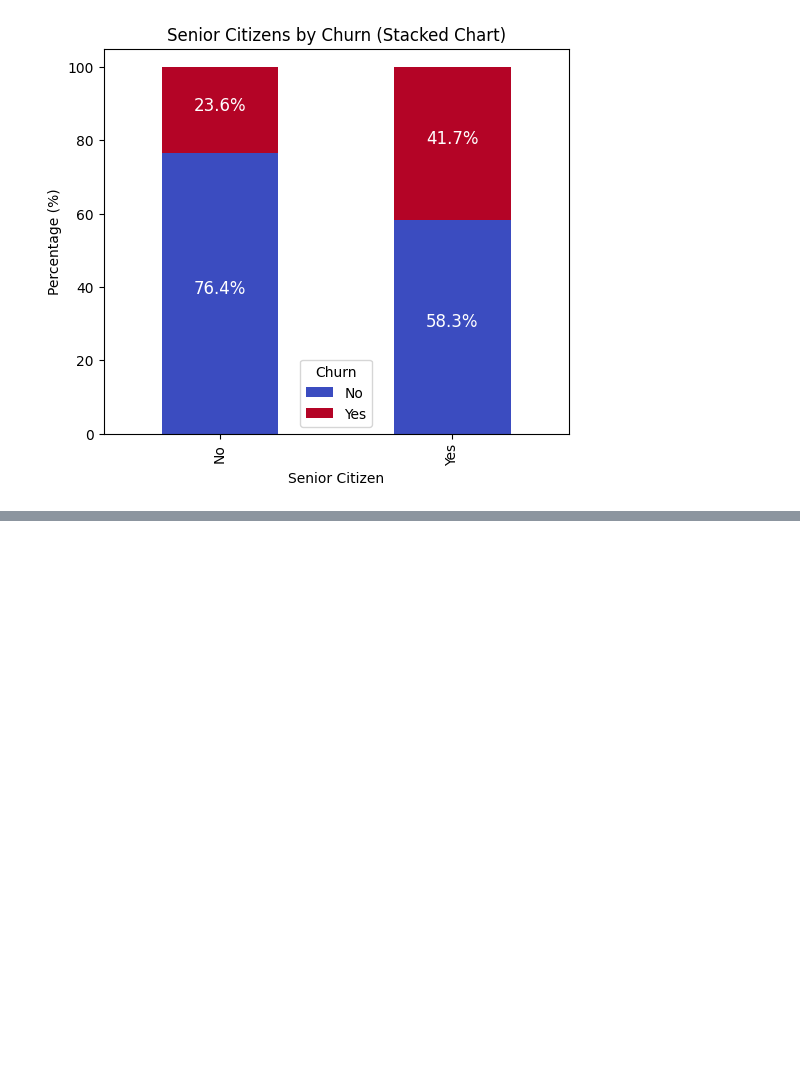
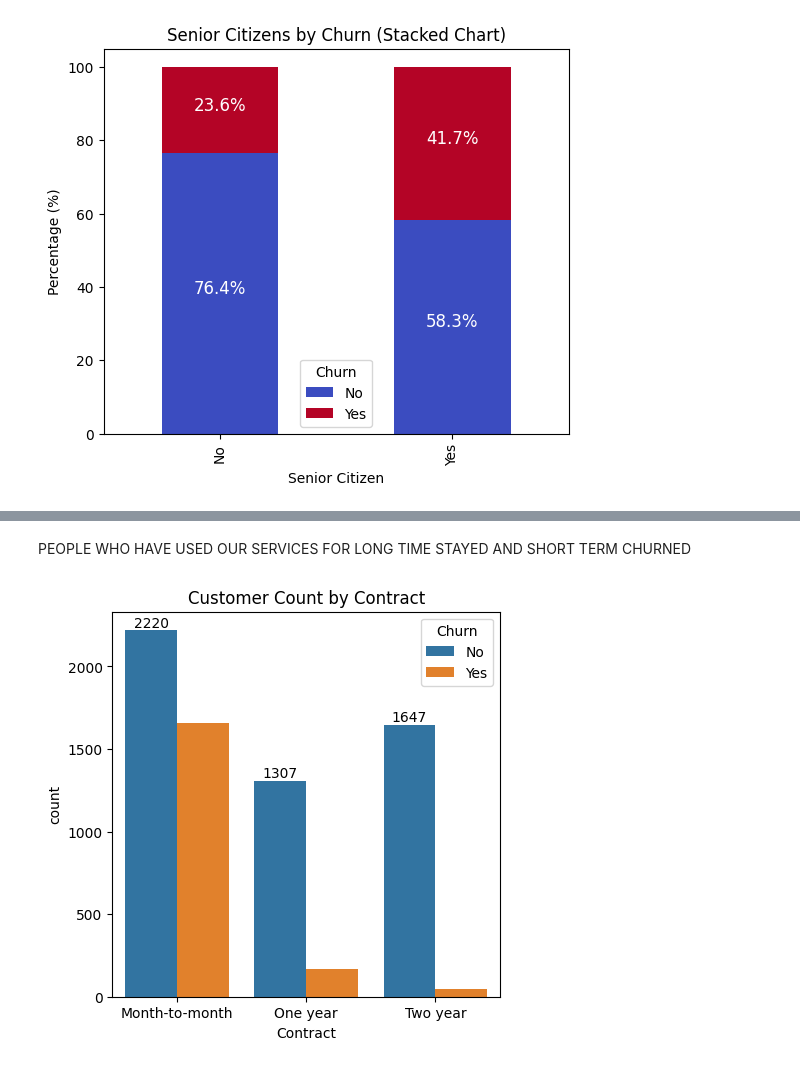
Before and after one commit to rahuldasdasari/Telco_Customer-Churn-Analysis, a Jupyter notebook: Telco_customer.ipynb, the cells around one changed output, grey strips where cells are left out. Drawn from its saved outputs; the diff is of its cells as text; code cells hidden in the pictures; blank space fills up the shorter version.

```diff
--- a/Telco_customer.ipynb
+++ b/Telco_customer.ipynb
@@ -193,0 +210,10 @@ plt.show()
+# %% [markdown]
+PEOPLE WHO HAVE USED OUR SERVICES FOR LONG TIME STAYED AND SHORT TERM CHURNED
+# %%
+plt.figure(figsize=(5,5))
+cc= sns.countplot(x= "Contract", data= df, hue= "Churn")
+cc.bar_label(cc.containers[0])
+plt.title("Customer Count by Contract")
+plt.show()
+# %% [output]
+[figure, added]
```
Also changed, not shown: parts of 13 cells of this notebook.
